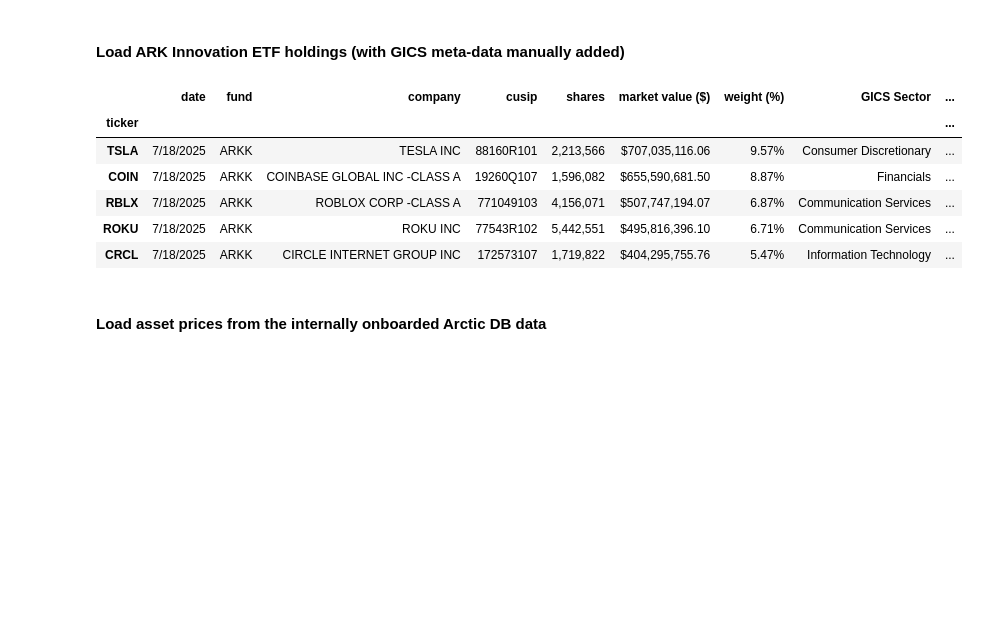
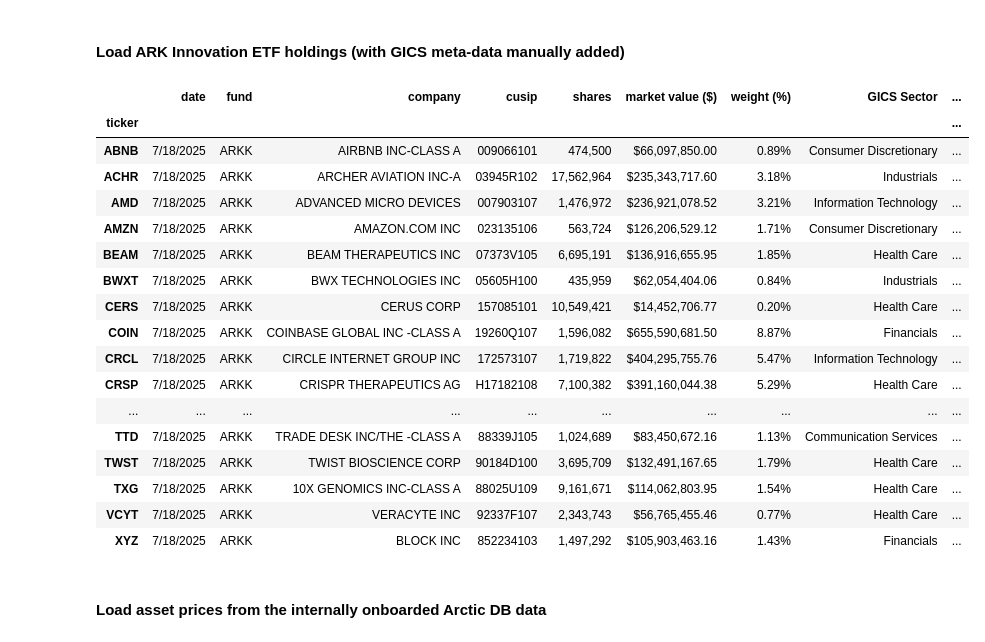
Before and after one commit to kenchan323/k_personal_projects, a Jupyter notebook: finance/risk_illustration/ark_snapshot_holdings.ipynb, the cells around one changed output. Drawn from its saved outputs; the diff is of its cells as text; code cells hidden in the pictures; blank space fills up the shorter version.

```diff
--- a/finance/risk_illustration/ark_snapshot_holdings.ipynb
+++ b/finance/risk_illustration/ark_snapshot_holdings.ipynb
@@ -17,15 +18,26 @@ import seaborn as sns
 h_df = pd.read_csv('data/20250718_ARK_INNOVATION_ETF_ARKK_HOLDINGS.csv', index_col=3, parse_dates=True)
 h_df = h_df.dropna(subset=['weight (%)'])
 # %%
-h_df.head(5)
+h_df.sort_index()
 # %% [output]
 |  | date | fund | company | cusip | shares | market value ($) | weight (%) | GICS Sector | ... |
 | ticker |  |  |  |  |  |  |  |  | ... |
-| TSLA | 7/18/2025 | ARKK | TESLA INC | 88160R101 | 2,213,566 | $707,035,116.06 | 9.57% | Consumer Discretionary | ... |
+| ABNB | 7/18/2025 | ARKK | AIRBNB INC-CLASS A | 009066101 | 474,500 | $66,097,850.00 | 0.89% | Consumer Discretionary | ... |
+| ACHR | 7/18/2025 | ARKK | ARCHER AVIATION INC-A | 03945R102 | 17,562,964 | $235,343,717.60 | 3.18% | Industrials | ... |
+| AMD | 7/18/2025 | ARKK | ADVANCED MICRO DEVICES | 007903107 | 1,476,972 | $236,921,078.52 | 3.21% | Information Technology | ... |
+| AMZN | 7/18/2025 | ARKK | AMAZON.COM INC | 023135106 | 563,724 | $126,206,529.12 | 1.71% | Consumer Discretionary | ... |
+| BEAM | 7/18/2025 | ARKK | BEAM THERAPEUTICS INC | 07373V105 | 6,695,191 | $136,916,655.95 | 1.85% | Health Care | ... |
+| BWXT | 7/18/2025 | ARKK | BWX TECHNOLOGIES INC | 05605H100 | 435,959 | $62,054,404.06 | 0.84% | Industrials | ... |
+| CERS | 7/18/2025 | ARKK | CERUS CORP | 157085101 | 10,549,421 | $14,452,706.77 | 0.20% | Health Care | ... |
 | COIN | 7/18/2025 | ARKK | COINBASE GLOBAL INC -CLASS A | 19260Q107 | 1,596,082 | $655,590,681.50 | 8.87% | Financials | ... |
-| RBLX | 7/18/2025 | ARKK | ROBLOX CORP -CLASS A | 771049103 | 4,156,071 | $507,747,194.07 | 6.87% | Communication Services | ... |
-| ROKU | 7/18/2025 | ARKK | ROKU INC | 77543R102 | 5,442,551 | $495,816,396.10 | 6.71% | Communication Services | ... |
 | CRCL | 7/18/2025 | ARKK | CIRCLE INTERNET GROUP INC | 172573107 | 1,719,822 | $404,295,755.76 | 5.47% | Information Technology | ... |
+| CRSP | 7/18/2025 | ARKK | CRISPR THERAPEUTICS AG | H17182108 | 7,100,382 | $391,160,044.38 | 5.29% | Health Care | ... |
+| ... | ... | ... | ... | ... | ... | ... | ... | ... | ... |
+| TTD | 7/18/2025 | ARKK | TRADE DESK INC/THE -CLASS A | 88339J105 | 1,024,689 | $83,450,672.16 | 1.13% | Communication Services | ... |
+| TWST | 7/18/2025 | ARKK | TWIST BIOSCIENCE CORP | 90184D100 | 3,695,709 | $132,491,167.65 | 1.79% | Health Care | ... |
+| TXG | 7/18/2025 | ARKK | 10X GENOMICS INC-CLASS A | 88025U109 | 9,161,671 | $114,062,803.95 | 1.54% | Health Care | ... |
+| VCYT | 7/18/2025 | ARKK | VERACYTE INC | 92337F107 | 2,343,743 | $56,765,455.46 | 0.77% | Health Care | ... |
+| XYZ | 7/18/2025 | ARKK | BLOCK INC | 852234103 | 1,497,292 | $105,903,463.16 | 1.43% | Financials | ... |
 # %%
 count_sector = len(h_df['GICS Sector'].unique())
 sector_colour = {g: sns.color_palette("tab10", count_sector)[idx]
```
Also changed, not shown: parts of 9 cells of this notebook.
